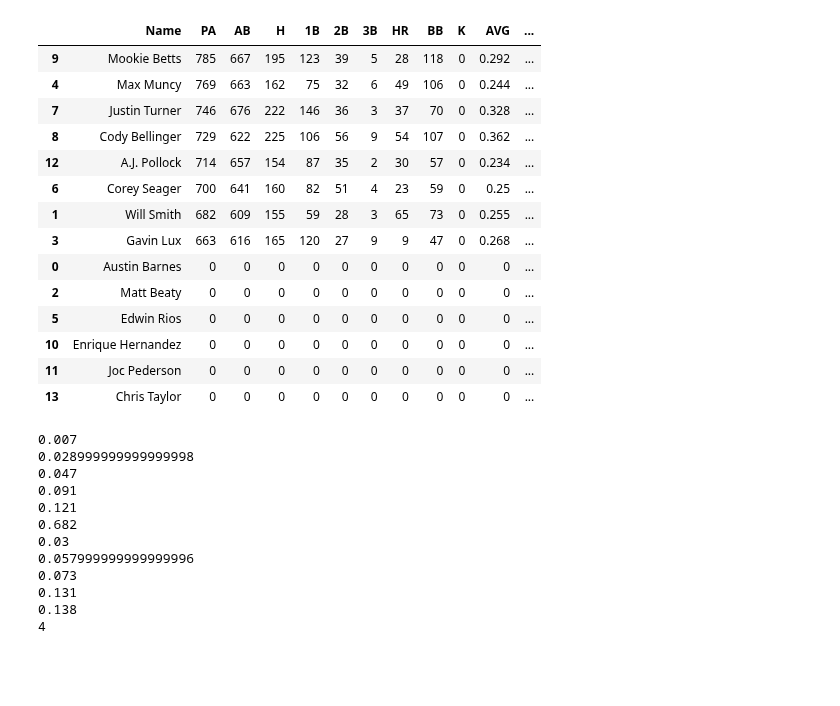
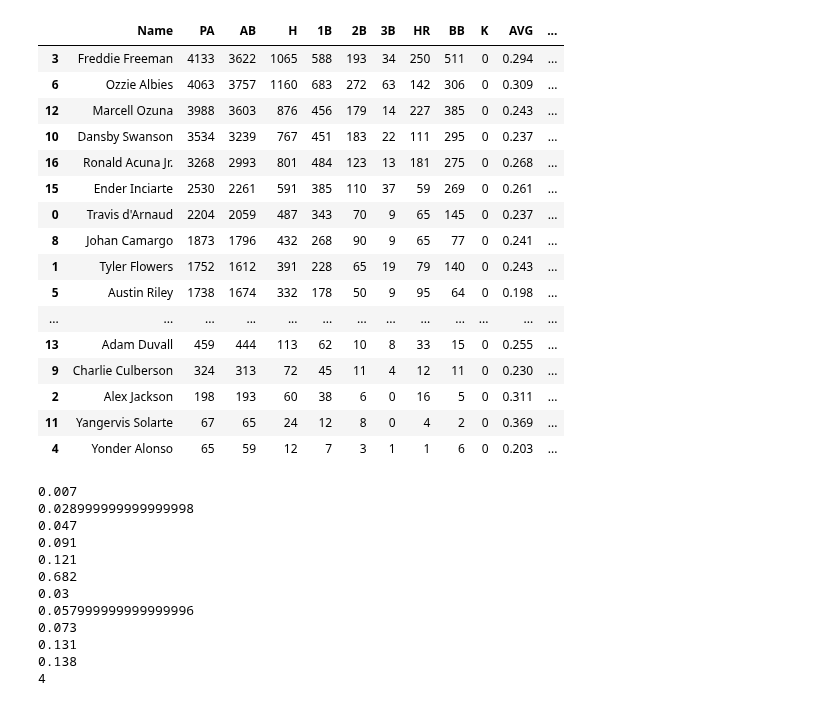
Before and after one commit to jmaloon1/Baseball-Simulator, a Jupyter notebook: Baseball Simulator.ipynb, the cells around one changed output. Saved outputs shown, nothing was run; the diff lists cells and outputs as text; code cells hidden in the pictures; blank space fills up the shorter version.

```diff
--- a/Baseball Simulator.ipynb
+++ b/Baseball Simulator.ipynb
@@ -1583,22 +2231,24 @@ final score: Los Angeles Angels 2 Houston 3
 # %%
-a, b = team_dict_df['Los Angeles Dodgers'].cum_stats_df()
+a, b = team_dict['Atlanta'].cum_stats_df()
 a
 # %% [output]
 |  | Name | PA | AB | H | 1B | 2B | 3B | HR | BB | K | AVG | ... |
-| 9 | Mookie Betts | 785 | 667 | 195 | 123 | 39 | 5 | 28 | 118 | 0 | 0.292 | ... |
-| 4 | Max Muncy | 769 | 663 | 162 | 75 | 32 | 6 | 49 | 106 | 0 | 0.244 | ... |
-| 7 | Justin Turner | 746 | 676 | 222 | 146 | 36 | 3 | 37 | 70 | 0 | 0.328 | ... |
-| 8 | Cody Bellinger | 729 | 622 | 225 | 106 | 56 | 9 | 54 | 107 | 0 | 0.362 | ... |
-| 12 | A.J. Pollock | 714 | 657 | 154 | 87 | 35 | 2 | 30 | 57 | 0 | 0.234 | ... |
-| 6 | Corey Seager | 700 | 641 | 160 | 82 | 51 | 4 | 23 | 59 | 0 | 0.25 | ... |
-| 1 | Will Smith | 682 | 609 | 155 | 59 | 28 | 3 | 65 | 73 | 0 | 0.255 | ... |
-| 3 | Gavin Lux | 663 | 616 | 165 | 120 | 27 | 9 | 9 | 47 | 0 | 0.268 | ... |
-| 0 | Austin Barnes | 0 | 0 | 0 | 0 | 0 | 0 | 0 | 0 | 0 | 0 | ... |
-| 2 | Matt Beaty | 0 | 0 | 0 | 0 | 0 | 0 | 0 | 0 | 0 | 0 | ... |
-| 5 | Edwin Rios | 0 | 0 | 0 | 0 | 0 | 0 | 0 | 0 | 0 | 0 | ... |
-| 10 | Enrique Hernandez | 0 | 0 | 0 | 0 | 0 | 0 | 0 | 0 | 0 | 0 | ... |
-| 11 | Joc Pederson | 0 | 0 | 0 | 0 | 0 | 0 | 0 | 0 | 0 | 0 | ... |
-| 13 | Chris Taylor | 0 | 0 | 0 | 0 | 0 | 0 | 0 | 0 | 0 | 0 | ... |
+| 3 | Freddie Freeman | 4133 | 3622 | 1065 | 588 | 193 | 34 | 250 | 511 | 0 | 0.294 | ... |
+| 6 | Ozzie Albies | 4063 | 3757 | 1160 | 683 | 272 | 63 | 142 | 306 | 0 | 0.309 | ... |
+| 12 | Marcell Ozuna | 3988 | 3603 | 876 | 456 | 179 | 14 | 227 | 385 | 0 | 0.243 | ... |
+| 10 | Dansby Swanson | 3534 | 3239 | 767 | 451 | 183 | 22 | 111 | 295 | 0 | 0.237 | ... |
+| 16 | Ronald Acuna Jr. | 3268 | 2993 | 801 | 484 | 123 | 13 | 181 | 275 | 0 | 0.268 | ... |
+| 15 | Ender Inciarte | 2530 | 2261 | 591 | 385 | 110 | 37 | 59 | 269 | 0 | 0.261 | ... |
+| 0 | Travis d'Arnaud | 2204 | 2059 | 487 | 343 | 70 | 9 | 65 | 145 | 0 | 0.237 | ... |
+| 8 | Johan Camargo | 1873 | 1796 | 432 | 268 | 90 | 9 | 65 | 77 | 0 | 0.241 | ... |
+| 1 | Tyler Flowers | 1752 | 1612 | 391 | 228 | 65 | 19 | 79 | 140 | 0 | 0.243 | ... |
+| 5 | Austin Riley | 1738 | 1674 | 332 | 178 | 50 | 9 | 95 | 64 | 0 | 0.198 | ... |
+| ... | ... | ... | ... | ... | ... | ... | ... | ... | ... | ... | ... | ... |
+| 13 | Adam Duvall | 459 | 444 | 113 | 62 | 10 | 8 | 33 | 15 | 0 | 0.255 | ... |
+| 9 | Charlie Culberson | 324 | 313 | 72 | 45 | 11 | 4 | 12 | 11 | 0 | 0.230 | ... |
+| 2 | Alex Jackson | 198 | 193 | 60 | 38 | 6 | 0 | 16 | 5 | 0 | 0.311 | ... |
+| 11 | Yangervis Solarte | 67 | 65 | 24 | 12 | 8 | 0 | 4 | 2 | 0 | 0.369 | ... |
+| 4 | Yonder Alonso | 65 | 59 | 12 | 7 | 3 | 1 | 1 | 6 | 0 | 0.203 | ... |
 # %%
 print(team_dict_df['Houston'].rotation[0].singles_L)
 print(team_dict_df['Houston'].rotation[0].doubles_L)
```
Also changed, not shown: parts of 15 cells of this notebook.
